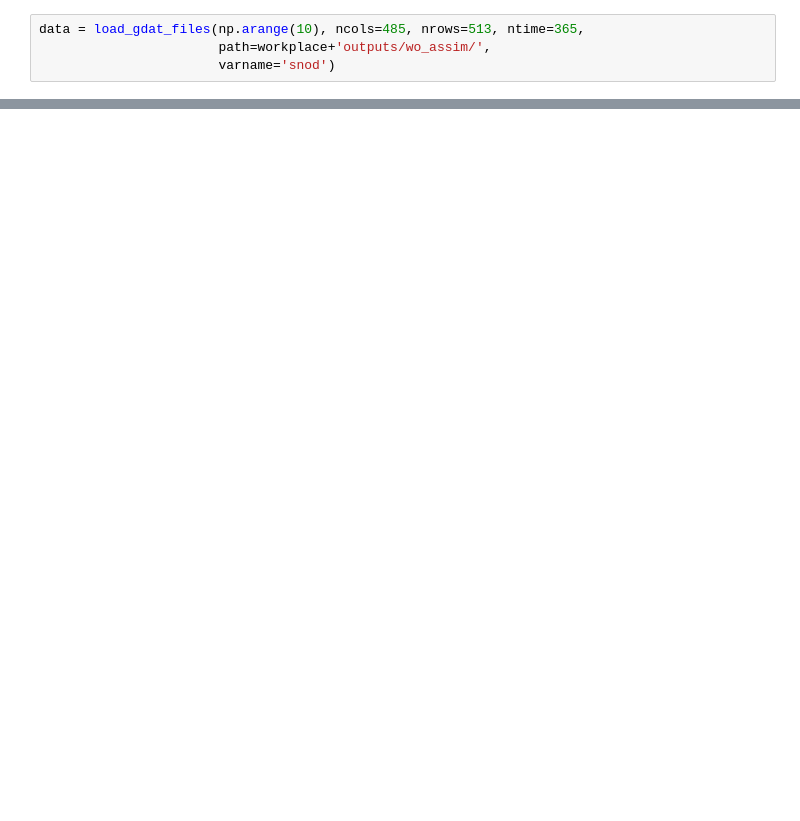
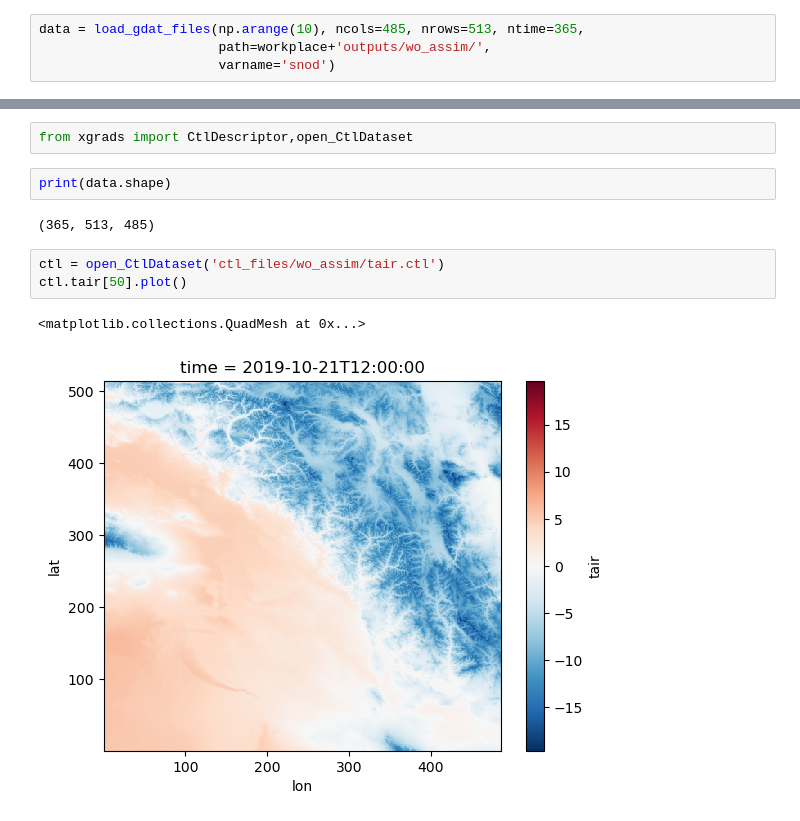
Before and after one commit to wk1984/Parallel-SnowModel-1.0, a Jupyter notebook: Read_SnowModel_Parallel.ipynb, the cells around one changed output, grey strips where cells are left out. Saved outputs shown, nothing was run; the diff lists cells and outputs as text; blank space fills up the shorter version.

```diff
--- a/Read_SnowModel_Parallel.ipynb
+++ b/Read_SnowModel_Parallel.ipynb
@@ -55,0 +79,12 @@ plt.colorbar(extend = 'max')
+# %%
+from xgrads import CtlDescriptor,open_CtlDataset
+# %%
+print(data.shape)
+# %% [output]
+(365, 513, 485)
+# %%
+ctl = open_CtlDataset('ctl_files/wo_assim/tair.ctl')
+ctl.tair[50].plot()
+# %% [output]
+<matplotlib.collections.QuadMesh at 0x...>
+[figure, added]
```
Also changed, not shown: parts of 9 cells of this notebook.
